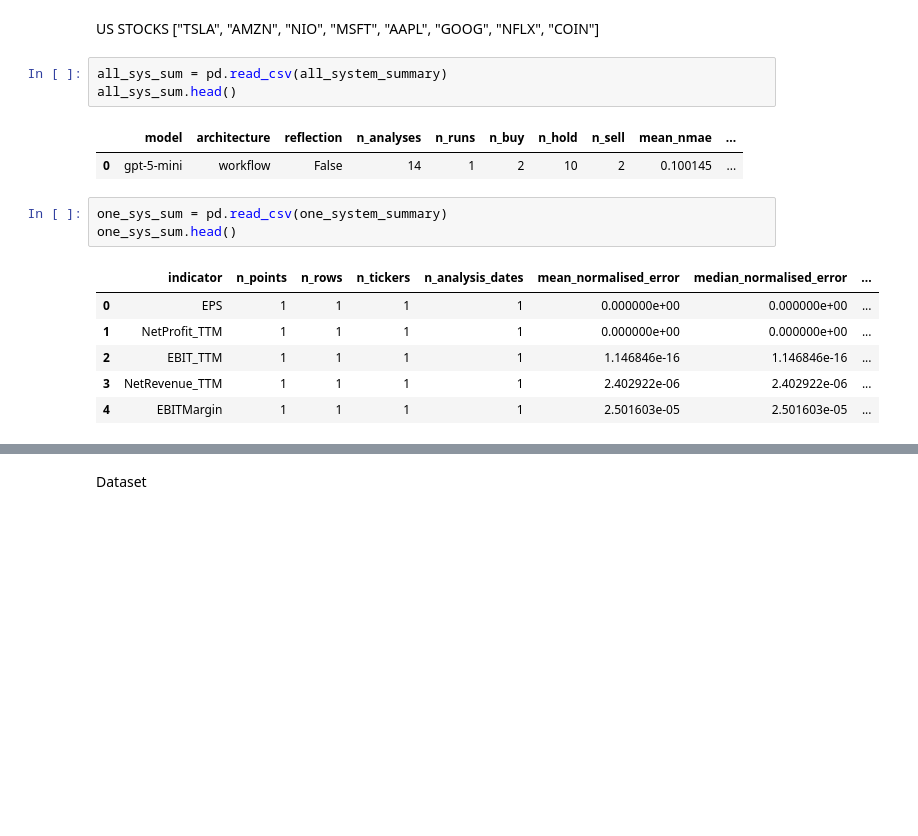
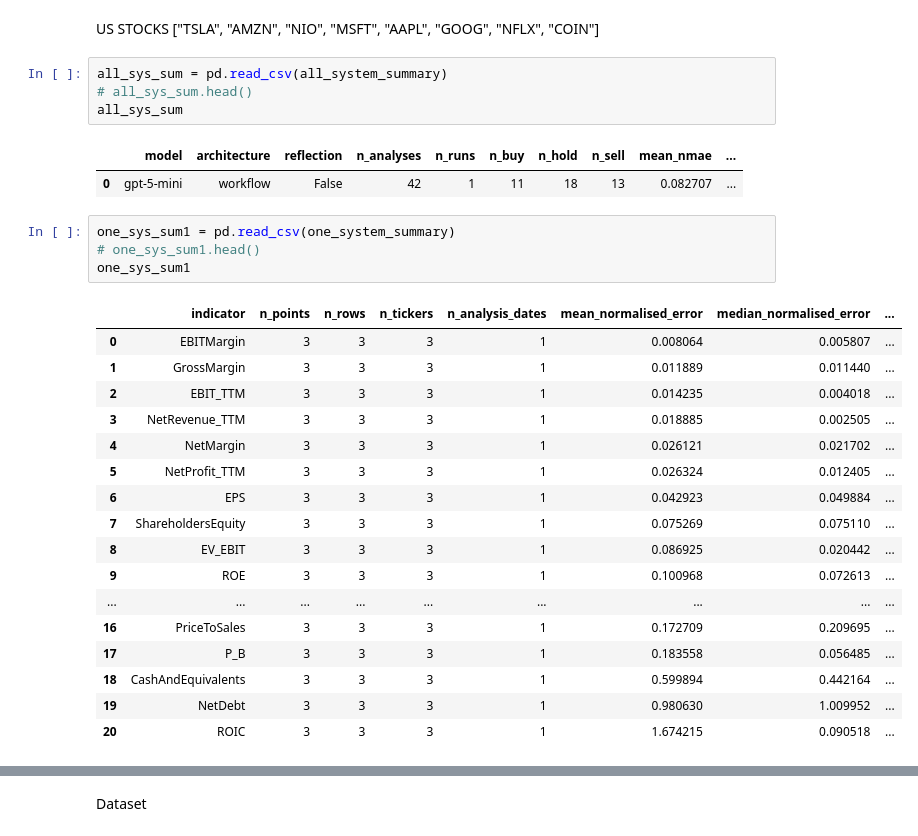
Before and after one commit to NonsoCynthia/Financial-D2T-Agent, a Jupyter notebook: openai-agent/miscellaneous.ipynb, the cells around one changed output, grey strips where cells are left out. Cells and saved outputs as stored; diff of their text form; blank space fills up the shorter version.

```diff
--- a/openai-agent/miscellaneous.ipynb
+++ b/openai-agent/miscellaneous.ipynb
@@ -28,18 +28,31 @@ one_system_summary = f"{output_path}/results/validation/{region}/table2_{region}
 US STOCKS ["TSLA", "AMZN", "NIO", "MSFT", "AAPL", "GOOG", "NFLX", "COIN"]
 # %%
 all_sys_sum = pd.read_csv(all_system_summary)
-all_sys_sum.head()
+# all_sys_sum.head()
+all_sys_sum
 # %% [output]
 |  | model | architecture | reflection | n_analyses | n_runs | n_buy | n_hold | n_sell | mean_nmae | ... |
-| 0 | gpt-5-mini | workflow | False | 14 | 1 | 2 | 10 | 2 | 0.100145 | ... |
+| 0 | gpt-5-mini | workflow | False | 42 | 1 | 11 | 18 | 13 | 0.082707 | ... |
 # %%
-one_sys_sum = pd.read_csv(one_system_summary)
-one_sys_sum.head()
+one_sys_sum1 = pd.read_csv(one_system_summary)
+# one_sys_sum1.head()
+one_sys_sum1
 # %% [output]
 |  | indicator | n_points | n_rows | n_tickers | n_analysis_dates | mean_normalised_error | median_normalised_error | ... |
-| 0 | EPS | 1 | 1 | 1 | 1 | 0.000000e+00 | 0.000000e+00 | ... |
-| 1 | NetProfit_TTM | 1 | 1 | 1 | 1 | 0.000000e+00 | 0.000000e+00 | ... |
-| 2 | EBIT_TTM | 1 | 1 | 1 | 1 | 1.146846e-16 | 1.146846e-16 | ... |
-| 3 | NetRevenue_TTM | 1 | 1 | 1 | 1 | 2.402922e-06 | 2.402922e-06 | ... |
-| 4 | EBITMargin | 1 | 1 | 1 | 1 | 2.501603e-05 | 2.501603e-05 | ... |
+| 0 | EBITMargin | 3 | 3 | 3 | 1 | 0.008064 | 0.005807 | ... |
+| 1 | GrossMargin | 3 | 3 | 3 | 1 | 0.011889 | 0.011440 | ... |
+| 2 | EBIT_TTM | 3 | 3 | 3 | 1 | 0.014235 | 0.004018 | ... |
+| 3 | NetRevenue_TTM | 3 | 3 | 3 | 1 | 0.018885 | 0.002505 | ... |
+| 4 | NetMargin | 3 | 3 | 3 | 1 | 0.026121 | 0.021702 | ... |
+| 5 | NetProfit_TTM | 3 | 3 | 3 | 1 | 0.026324 | 0.012405 | ... |
+| 6 | EPS | 3 | 3 | 3 | 1 | 0.042923 | 0.049884 | ... |
+| 7 | ShareholdersEquity | 3 | 3 | 3 | 1 | 0.075269 | 0.075110 | ... |
+| 8 | EV_EBIT | 3 | 3 | 3 | 1 | 0.086925 | 0.020442 | ... |
+| 9 | ROE | 3 | 3 | 3 | 1 | 0.100968 | 0.072613 | ... |
+| ... | ... | ... | ... | ... | ... | ... | ... | ... |
+| 16 | PriceToSales | 3 | 3 | 3 | 1 | 0.172709 | 0.209695 | ... |
+| 17 | P_B | 3 | 3 | 3 | 1 | 0.183558 | 0.056485 | ... |
+| 18 | CashAndEquivalents | 3 | 3 | 3 | 1 | 0.599894 | 0.442164 | ... |
+| 19 | NetDebt | 3 | 3 | 3 | 1 | 0.980630 | 1.009952 | ... |
+| 20 | ROIC | 3 | 3 | 3 | 1 | 1.674215 | 0.090518 | ... |
 # %%
```
Also changed, not shown: parts of 5 cells of this notebook, 10 other files.
